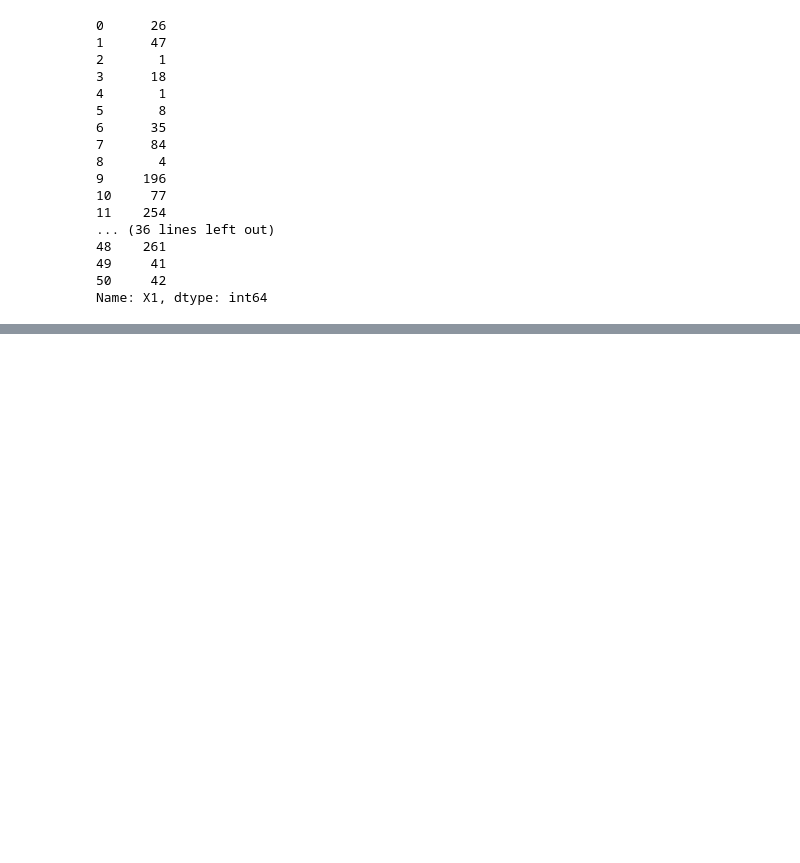
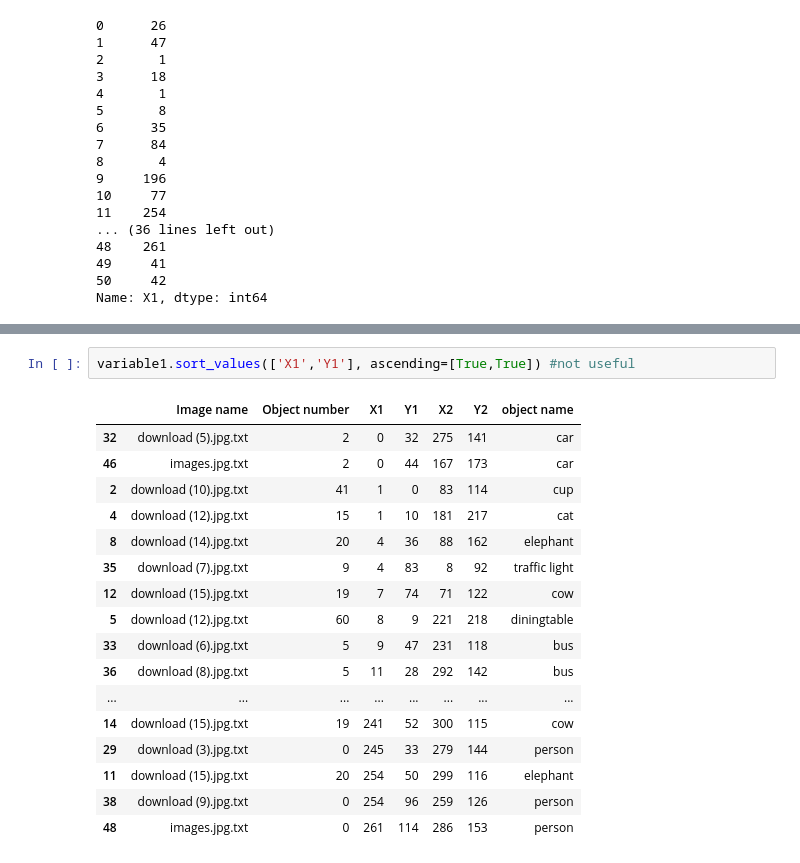
Before and after one commit to anindameister/pandas_jupyter, a Jupyter notebook: excelpython.ipynb, the cells around one changed output, grey strips where cells are left out. Cells and saved outputs as stored; diff of their text form; blank space fills up the shorter version.

Commit message:
ascending, groupby

```diff
--- a/excelpython.ipynb
+++ b/excelpython.ipynb
@@ -82,0 +87,20 @@ variable2
+# %%
+variable1.sort_values(['X1','Y1'], ascending=[True,True]) #not useful
+# %% [output]
+|  | Image name | Object number | X1 | Y1 | X2 | Y2 | object name |
+| 32 | download (5).jpg.txt | 2 | 0 | 32 | 275 | 141 | car |
+| 46 | images.jpg.txt | 2 | 0 | 44 | 167 | 173 | car |
+| 2 | download (10).jpg.txt | 41 | 1 | 0 | 83 | 114 | cup |
+| 4 | download (12).jpg.txt | 15 | 1 | 10 | 181 | 217 | cat |
+| 8 | download (14).jpg.txt | 20 | 4 | 36 | 88 | 162 | elephant |
+| 35 | download (7).jpg.txt | 9 | 4 | 83 | 8 | 92 | traffic light |
+| 12 | download (15).jpg.txt | 19 | 7 | 74 | 71 | 122 | cow |
+| 5 | download (12).jpg.txt | 60 | 8 | 9 | 221 | 218 | diningtable |
+| 33 | download (6).jpg.txt | 5 | 9 | 47 | 231 | 118 | bus |
+| 36 | download (8).jpg.txt | 5 | 11 | 28 | 292 | 142 | bus |
+| ... | ... | ... | ... | ... | ... | ... | ... |
+| 14 | download (15).jpg.txt | 19 | 241 | 52 | 300 | 115 | cow |
+| 29 | download (3).jpg.txt | 0 | 245 | 33 | 279 | 144 | person |
+| 11 | download (15).jpg.txt | 20 | 254 | 50 | 299 | 116 | elephant |
+| 38 | download (9).jpg.txt | 0 | 254 | 96 | 259 | 126 | person |
+| 48 | images.jpg.txt | 0 | 261 | 114 | 286 | 153 | person |
```
Also changed, not shown: parts of 5 cells of this notebook, 1 other file.
